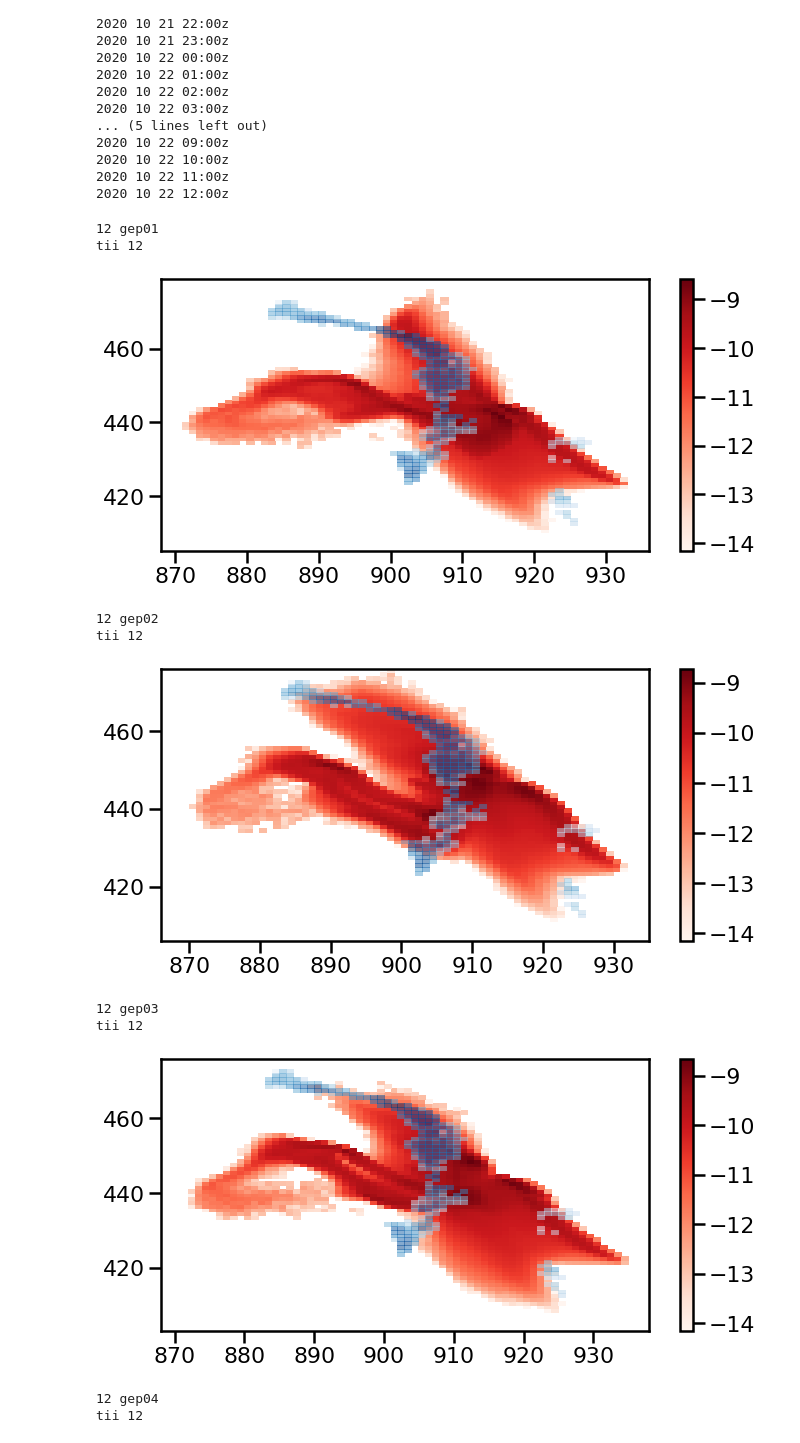
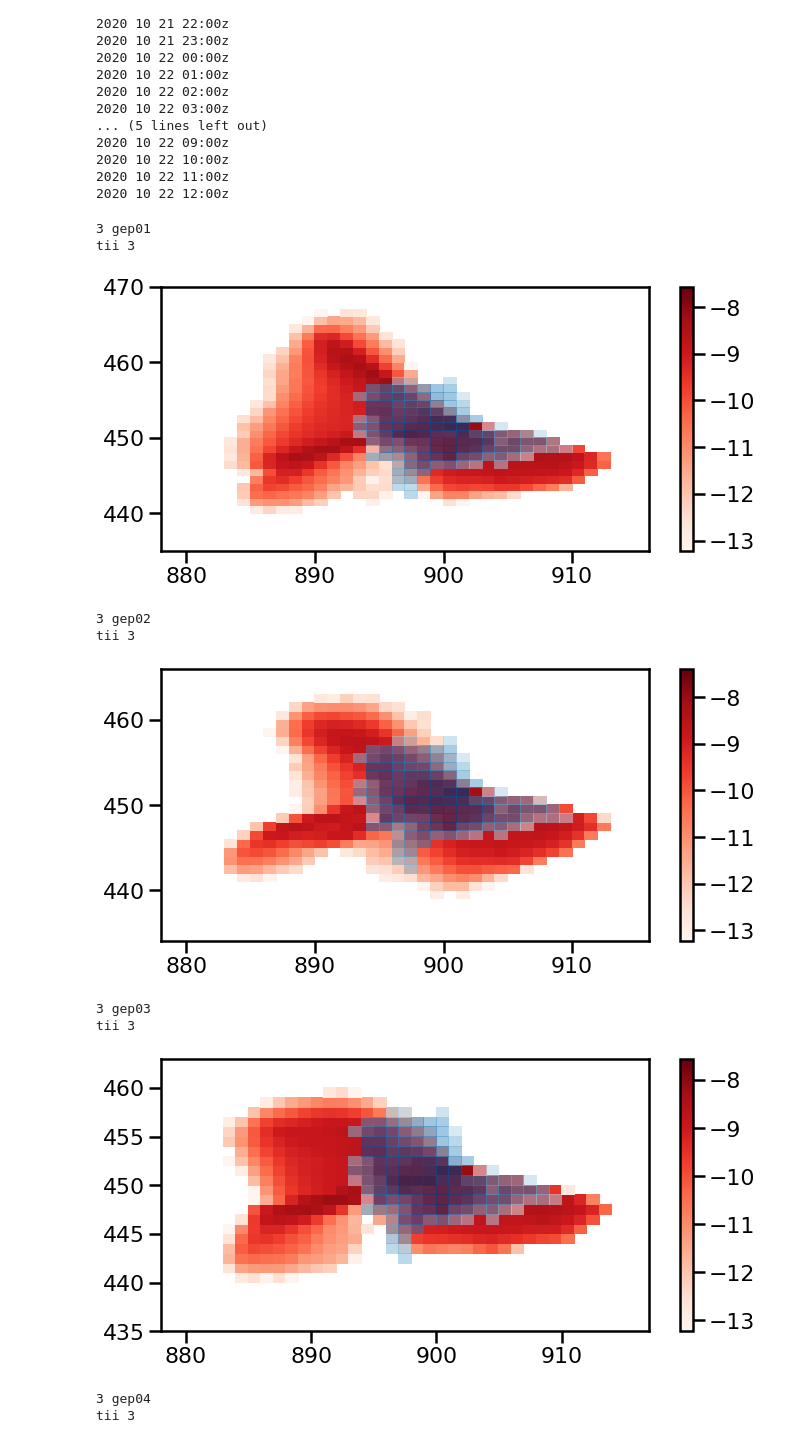
Before and after one commit to noaa-oar-arl/hysplit_asheval_notebooks, a Jupyter notebook: notebooks/BezyInverseRunM.ipynb, the cells around one changed output. Cells and saved outputs as stored; diff of their text form; code cells hidden in the pictures.

```diff
--- a/notebooks/BezyInverseRunM.ipynb
+++ b/notebooks/BezyInverseRunM.ipynb
@@ -177,24 +203,24 @@ times in cdump file
 # %%
 %autoreload
 #gep10, gep16 looks good at tii=6.
 #gep24 possibly looks ok.
 zlevel=None  #index of vertical level to show.
            # if None then sum along the z index.
 #zlevel=20
-tii=12
+tii=3
 %autoreload
 clist =[]
 clist = inverse.compare_plotsA(daterange=dlist[0],tii=tii,zii=zlevel,vloc=None)
 plt.plot(160.587,55.978,'y^')
 # %% [output]
-12 gep01
-tii 12
+3 gep01
+tii 3
-[figure, old version]
+[figure, new version]
-12 gep02
-tii 12
+3 gep02
+tii 3
-[figure, old version]
+[figure, new version]
-12 gep03
-tii 12
+3 gep03
+tii 3
-[figure, old version]
+[figure, new version]
-12 gep04
-tii 12
+3 gep04
+tii 3
```
Also changed, not shown: parts of 32 cells of this notebook, 5 other files.
